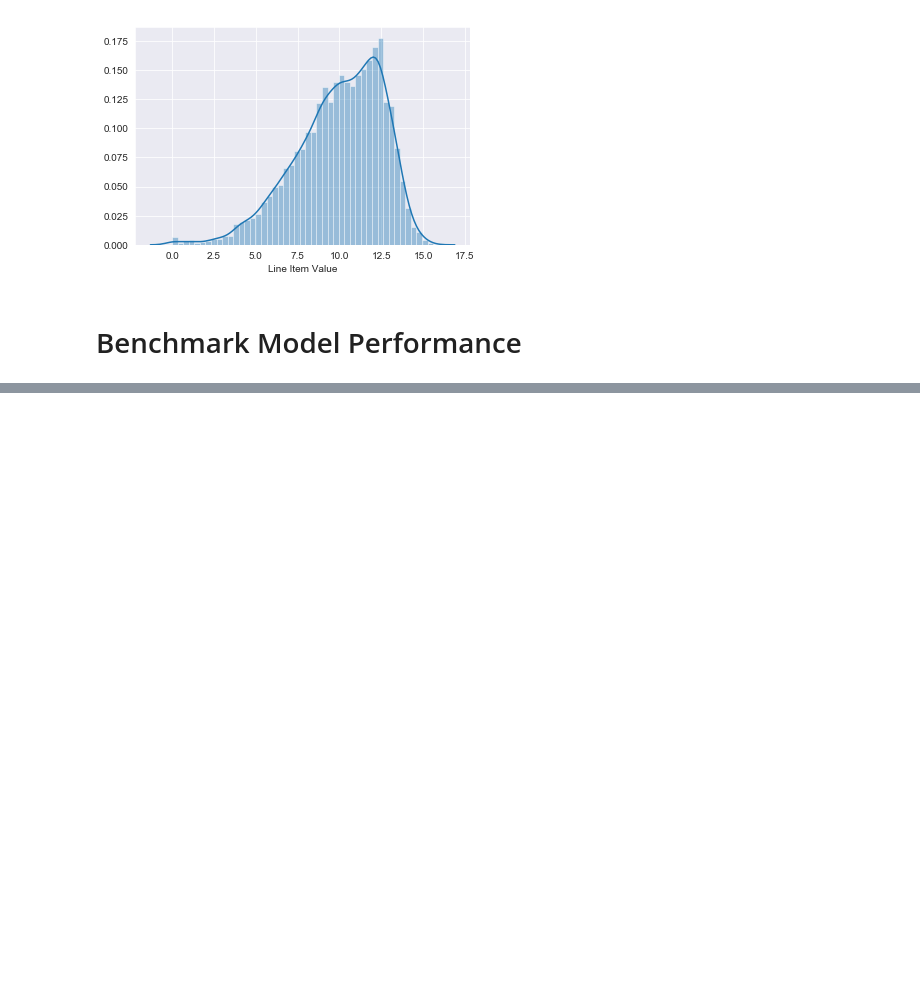
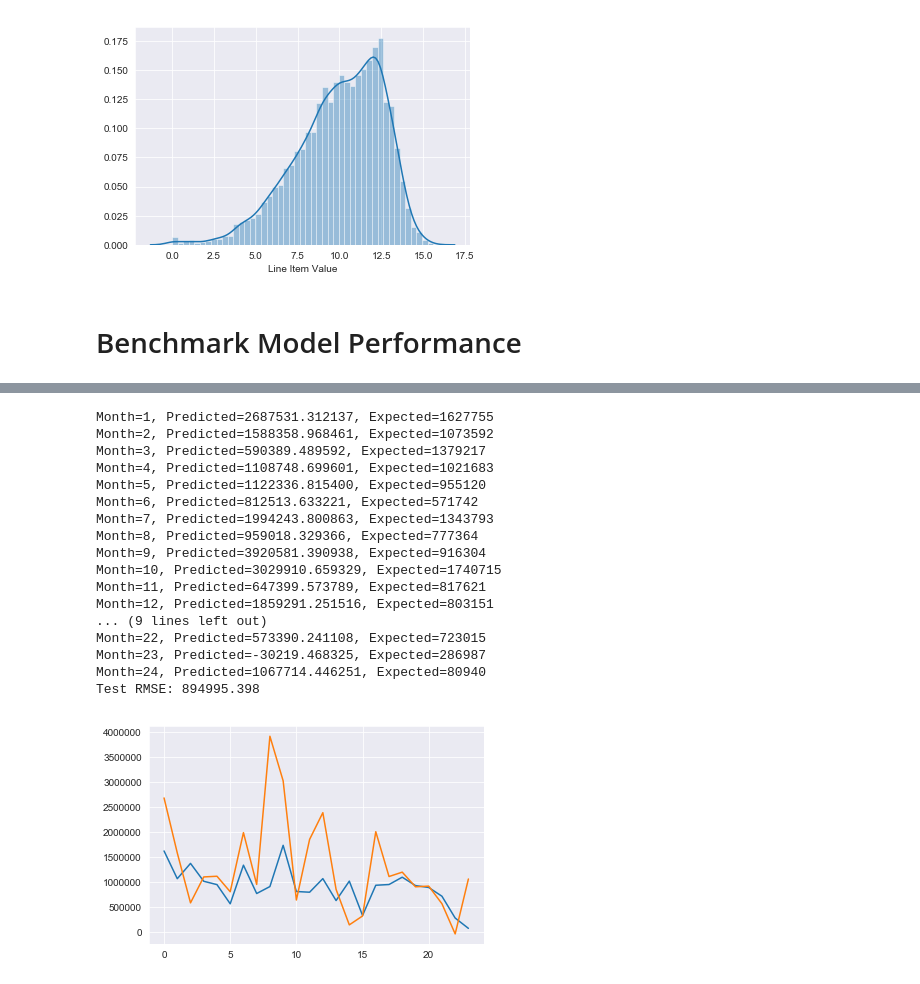
Before and after one commit to nfragakis/Supply-Chain-Applications-of-Deep-Learning-and-LSTMs., a Jupyter notebook: Capstone Project.ipynb, the cells around one changed output, grey strips where cells are left out. Saved outputs shown, nothing was run; the diff lists cells and outputs as text; code cells hidden in the pictures; blank space fills up the shorter version.

```diff
--- a/Capstone Project.ipynb
+++ b/Capstone Project.ipynb
@@ -450,0 +370,2 @@ NN_model.compile(loss='mean_squared_error', optimizer='adam', metrics=['mean_squ
+# %%
+fc_data = df.groupby(['Delivery Period'])['Freight Cost (USD)'].sum()
@@ -450,0 +471,46 @@ NN_model.compile(loss='mean_squared_error', optimizer='adam', metrics=['mean_squ
+# %%
+from math import sqrt
+from matplotlib import pyplot
+import numpy
+
+# validatiion on test data
+predictions = list()
+for i in range(len(test_scaled)):
+    # one step forecast
+    X, y = test_scaled[i, 0:-1], test_scaled[i,-1]
+    yhat = forecast_lstm(lstm_model,1,X)
+    # invert scaling
+    yhat = invert_scale(scaler, X, yhat)
+    # invert differencing
+    yhat = inverse_difference(fc_data.values, yhat, len(test_scaled)+1-i)
+    # store forecast
+    predictions.append(yhat)
+    expected = fc_data.values[len(train) + i + 1]
+    print('Month=%d, Predicted=%f, Expected=%i'% (i+1, yhat, expected))
+
+rmse = sqrt(mean_squared_error(fc_data.values[-25:-1], predictions))
+print('Test RMSE: %.3f' % rmse)
+
+# plot observed vs forecasted
+pyplot.plot(fc_data.values[-25:-1])
+pyplot.plot(predictions)
+pyplot.show()
+# %% [output]
+Month=1, Predicted=2687531.312137, Expected=1627755
+Month=2, Predicted=1588358.968461, Expected=1073592
+Month=3, Predicted=590389.489592, Expected=1379217
+Month=4, Predicted=1108748.699601, Expected=1021683
+Month=5, Predicted=1122336.815400, Expected=955120
+Month=6, Predicted=812513.633221, Expected=571742
+Month=7, Predicted=1994243.800863, Expected=1343793
+Month=8, Predicted=959018.329366, Expected=777364
+Month=9, Predicted=3920581.390938, Expected=916304
+Month=10, Predicted=3029910.659329, Expected=1740715
+Month=11, Predicted=647399.573789, Expected=817621
+Month=12, Predicted=1859291.251516, Expected=803151
+... (9 lines left out)
+Month=22, Predicted=573390.241108, Expected=723015
+Month=23, Predicted=-30219.468325, Expected=286987
+Month=24, Predicted=1067714.446251, Expected=80940
+Test RMSE: 894995.398
+[figure, added]
```
Also changed, not shown: parts of 23 cells of this notebook.
